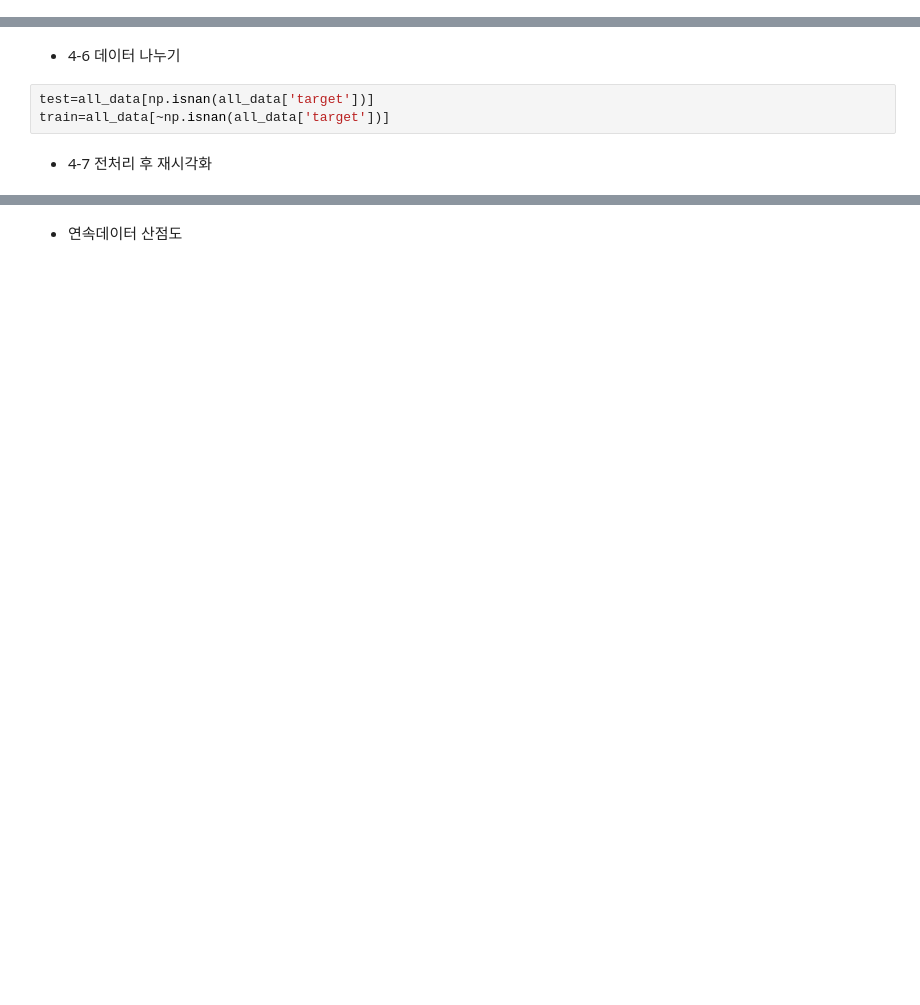
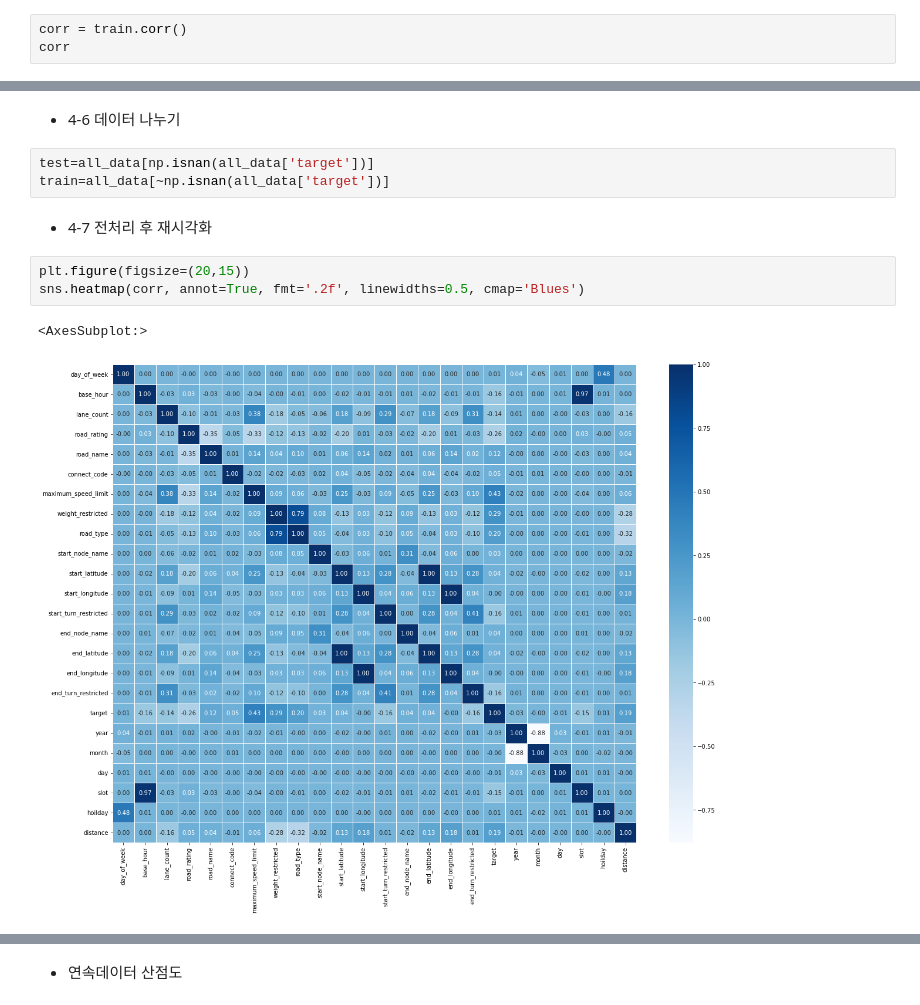
Before and after one commit to UGeunJi/Jeju_Island_Road_Traffic_Prediction_with_ML, a Jupyter notebook: 이재영/jay_mini_P.ipynb, the cells around one changed output, grey strips where cells are left out. Drawn from its saved outputs; the diff is of its cells as text; blank space fills up the shorter version.

```diff
--- a/이재영/jay_mini_P.ipynb
+++ b/이재영/jay_mini_P.ipynb
@@ -431,0 +397,3 @@ corr
+# %%
+corr = train.corr()
+corr
@@ -436,3 +423,9 @@ test=all_data[np.isnan(all_data['target'])]
 train=all_data[~np.isnan(all_data['target'])]
 # %% [markdown]
 - 4-7 전처리 후 재시각화
+# %%
+plt.figure(figsize=(20,15))
+sns.heatmap(corr, annot=True, fmt='.2f', linewidths=0.5, cmap='Blues')
+# %% [output]
+<AxesSubplot:>
+[figure, added]
```
Also changed, not shown: parts of 16 cells of this notebook.
